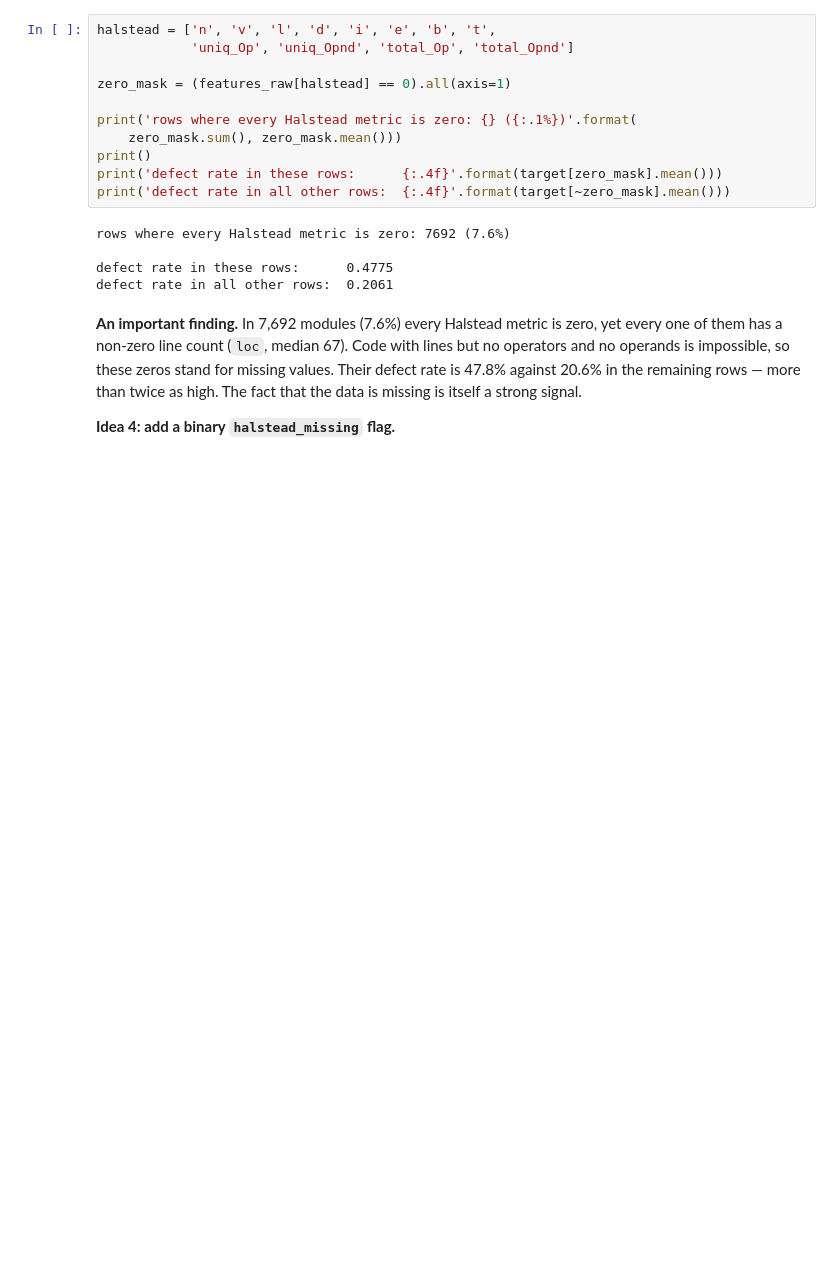
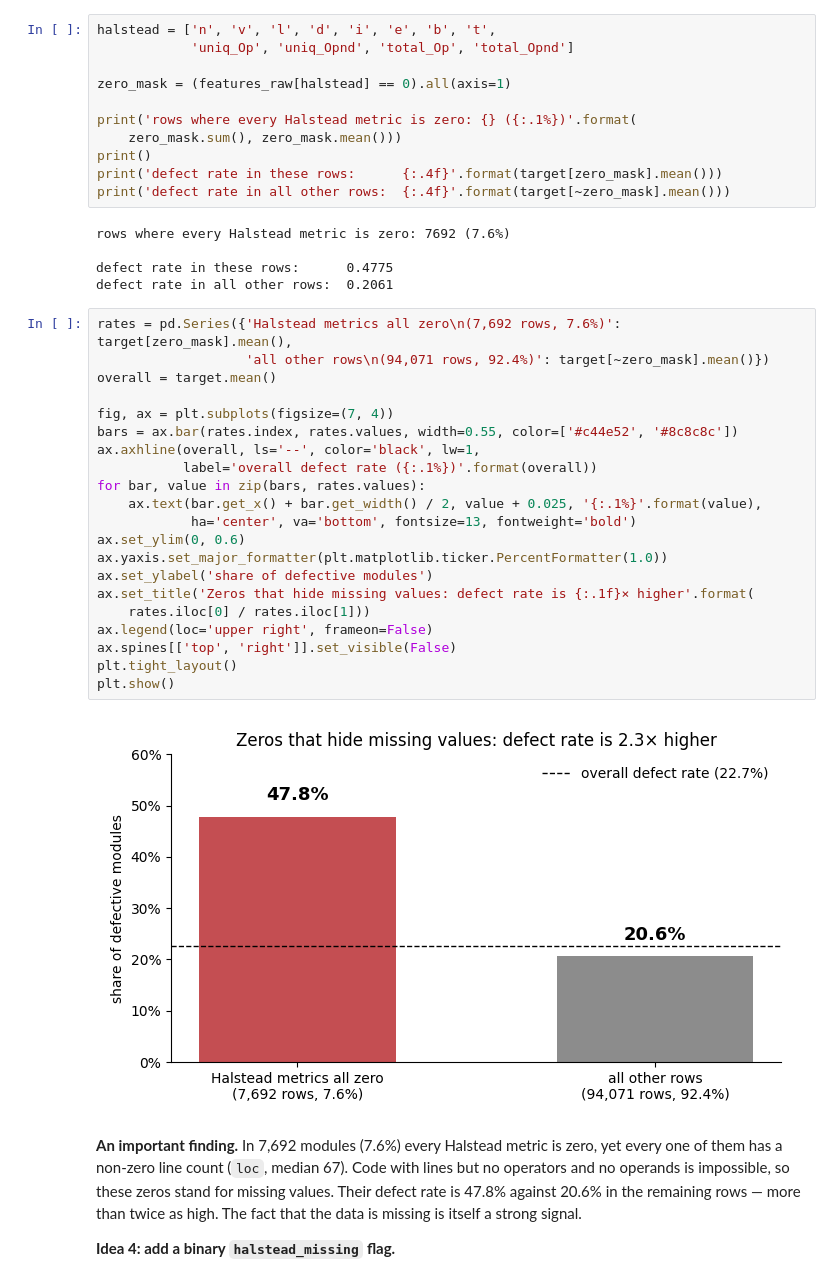
Before and after one commit to OleksiiShcherbynin/data-science-portfolio, a Jupyter notebook: notebooks/02_software_defects_neural_network.ipynb, the cells around one changed output. Drawn from its saved outputs; the diff is of its cells as text; blank space fills up the shorter version.

Commit message:
Add defect-rate chart for rows with Halstead metrics hidden as zeros
Co-Authored-By: Claude Fable 5.1 <noreply@anthropic.com>

```diff
--- a/notebooks/02_software_defects_neural_network.ipynb
+++ b/notebooks/02_software_defects_neural_network.ipynb
@@ -249,6 +249,29 @@ rows where every Halstead metric is zero: 7692 (7.6%)
 
 defect rate in these rows:      0.4775
 defect rate in all other rows:  0.2061
+# %%
+rates = pd.Series({'Halstead metrics all zero\n(7,692 rows, 7.6%)': target[zero_mask].mean(),
+                   'all other rows\n(94,071 rows, 92.4%)': target[~zero_mask].mean()})
+overall = target.mean()
+
+fig, ax = plt.subplots(figsize=(7, 4))
+bars = ax.bar(rates.index, rates.values, width=0.55, color=['#c44e52', '#8c8c8c'])
+ax.axhline(overall, ls='--', color='black', lw=1,
+           label='overall defect rate ({:.1%})'.format(overall))
+for bar, value in zip(bars, rates.values):
+    ax.text(bar.get_x() + bar.get_width() / 2, value + 0.025, '{:.1%}'.format(value),
+            ha='center', va='bottom', fontsize=13, fontweight='bold')
+ax.set_ylim(0, 0.6)
+ax.yaxis.set_major_formatter(plt.matplotlib.ticker.PercentFormatter(1.0))
+ax.set_ylabel('share of defective modules')
+ax.set_title('Zeros that hide missing values: defect rate is {:.1f}× higher'.format(
+    rates.iloc[0] / rates.iloc[1]))
+ax.legend(loc='upper right', frameon=False)
+ax.spines[['top', 'right']].set_visible(False)
+plt.tight_layout()
+plt.show()
+# %% [output]
+[figure, added]
 # %% [markdown]
 **An important finding.** In 7,692 modules (7.6%) every Halstead metric is zero, yet every one of them has a
 non-zero line count (`loc`, median 67). Code with lines but no operators and no operands is impossible, so these
```
